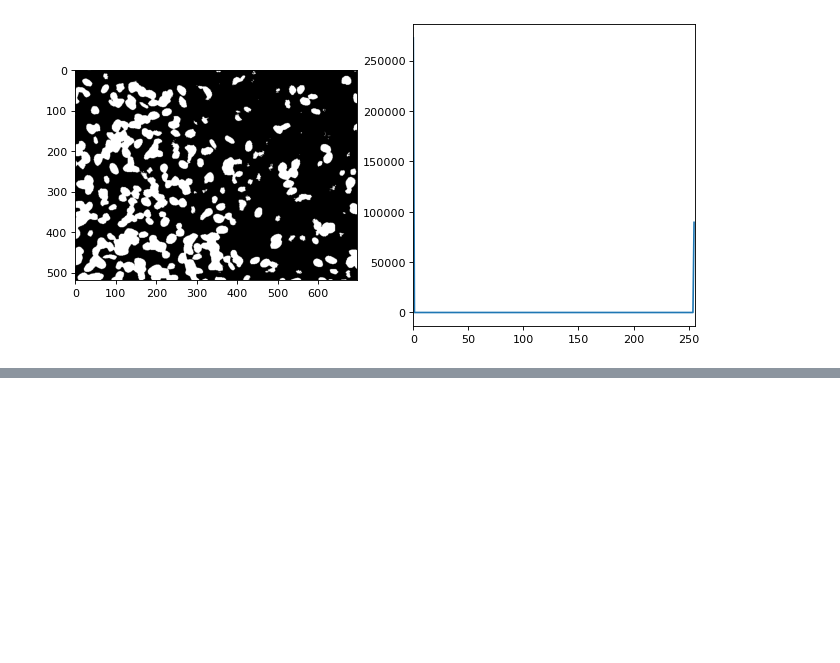
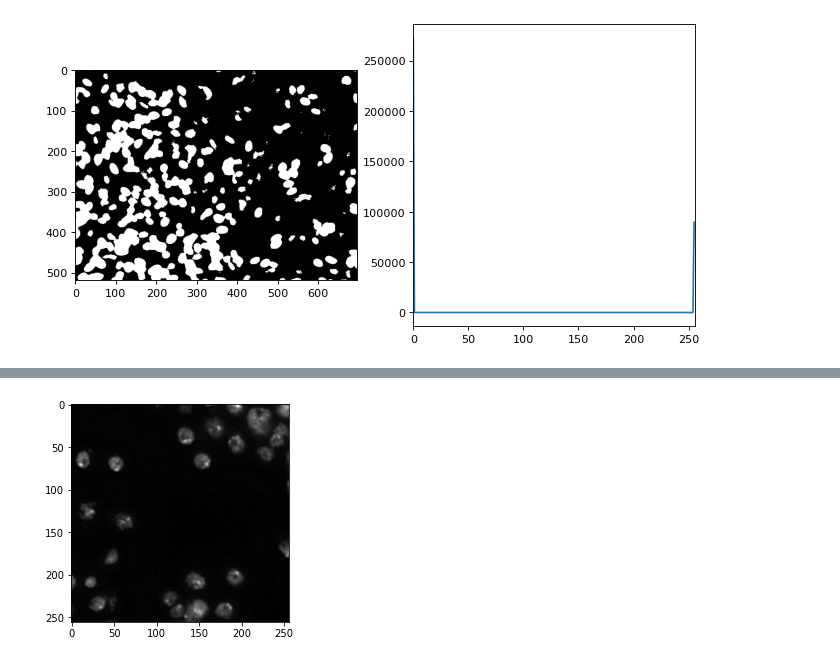
Before and after one commit to profjefer/biological-cells-counter, a Jupyter notebook: jupyter-notebooks/threshold.ipynb, the cells around one changed output, grey strips where cells are left out. Saved outputs shown, nothing was run; the diff lists cells and outputs as text; code cells hidden in the pictures; blank space fills up the shorter version.

```diff
--- a/jupyter-notebooks/threshold.ipynb
+++ b/jupyter-notebooks/threshold.ipynb
@@ -80,0 +96,5 @@ W przypadku obrazu nr 1 progowanie wypadło bardzo dobrze. W przypadku obrazu nr
+# %%
+gauss = cv2.GaussianBlur(sharpened_image, (5, 5), 0)
+show_image(gauss)
+# %% [output]
+[figure, added]
```
Also changed, not shown: parts of 10 cells of this notebook, 1 other file.
